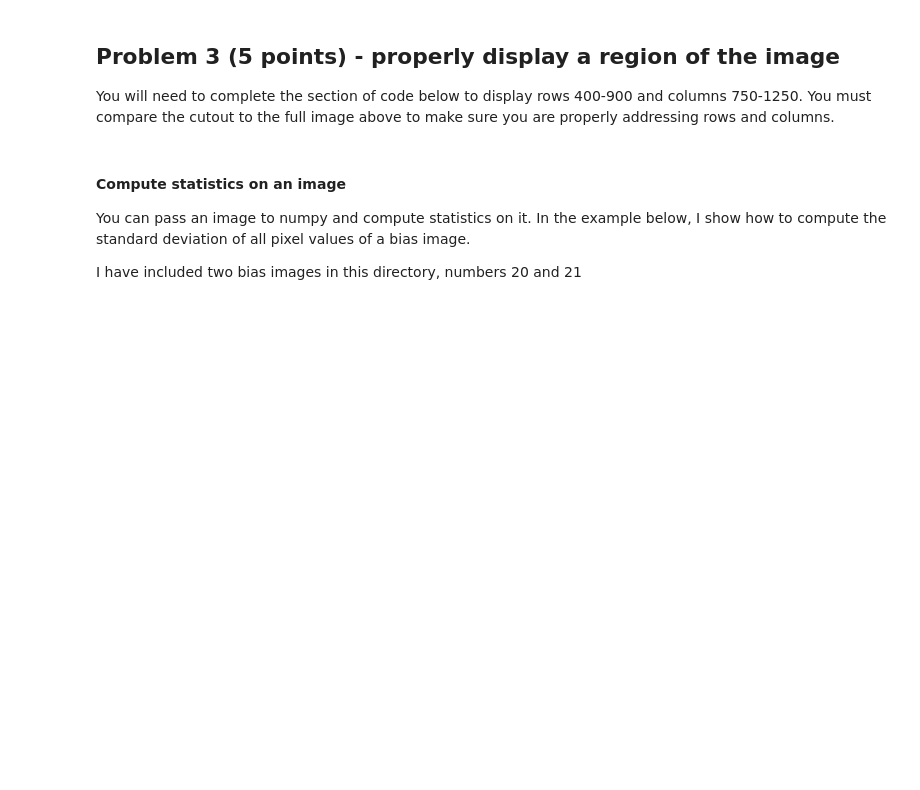
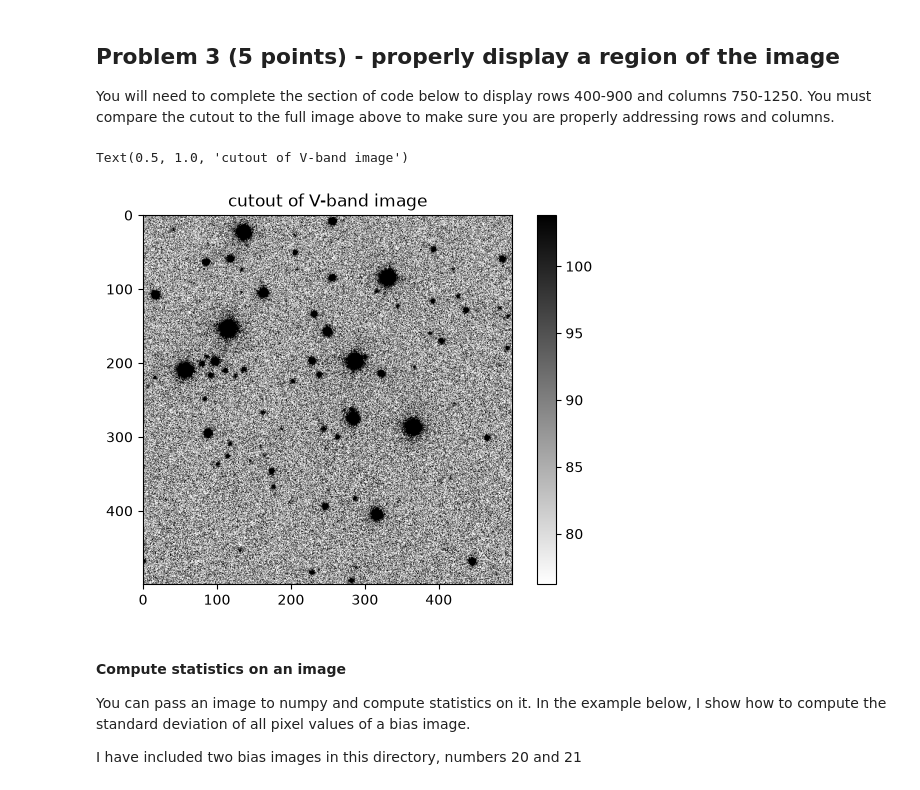
Before and after one commit to NathanielS-KU/CCD_Characterization_student, a Jupyter notebook: characterize_CCD_student.ipynb, the cells around one changed output. Cells and saved outputs as stored; diff of their text form; code cells hidden in the pictures; blank space fills up the shorter version.

```diff
--- a/characterize_CCD_student.ipynb
+++ b/characterize_CCD_student.ipynb
@@ -121,11 +121,17 @@ You will need to complete the section of code below to display rows 400-900 and
 # %%
 #to display only a section of an image you can perform the following operation
 #this displays the section of the image
 #***************** fill in the missing array range.
-imdisplay(data_vimproc[])
+#print(np.shape(data_vimproc)) ## shape sanity checks
+#print(np.shape(data_vimproc[399:899, 749:1249]))
+
+imdisplay(data_vimproc[399:899, 749:1249]) ## <2dArray>[<startRows>:<endRows>, <startColumns>:<endColumns>]
 plt.title("cutout of V-band image")
 #NOTE: that it renumbers the pixels and does *not* refer back to the original image.
 #It also bases the colorbar stretch on the pixels in the subsection that you are displaying
+# %% [output]
+Text(0.5, 1.0, 'cutout of V-band image')
+[figure, added]
 # %% [markdown]
 #### Compute statistics on an image
 You can pass an image to numpy and compute statistics on it.  In the example below, I show how to compute the standard deviation of all pixel values of a bias image.
```
Also changed, not shown: parts of 1 cell of this notebook.
